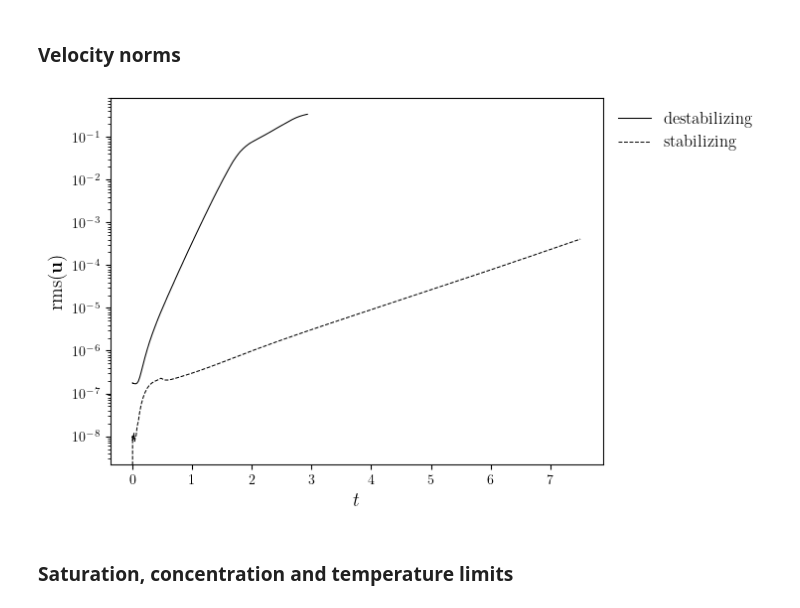
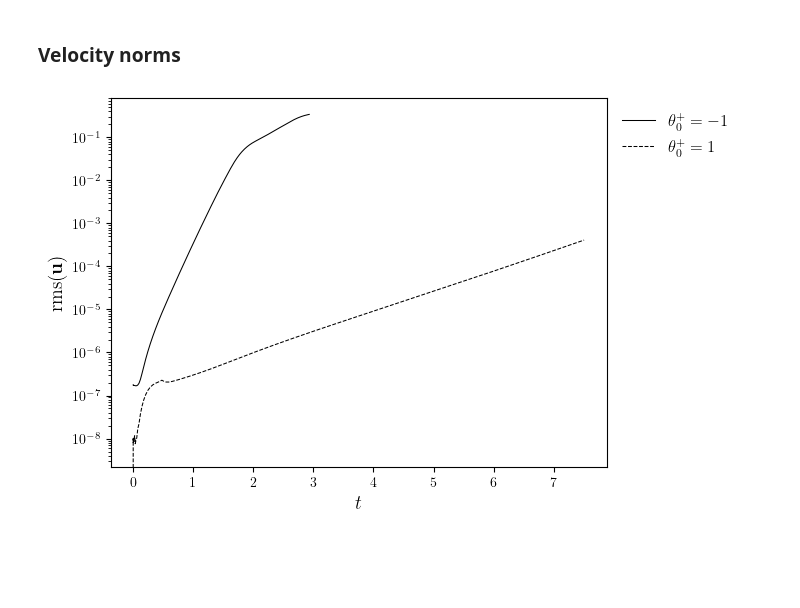
Before and after one commit to george-poole/CRoCoDiL, a Jupyter notebook: demo/system_b/B10_demo.ipynb, the cells around one changed output. Cells and saved outputs as stored; diff of their text form; code cells hidden in the pictures; blank space fills up the shorter version.

```diff
--- a/demo/system_b/B10_demo.ipynb
+++ b/demo/system_b/B10_demo.ipynb
@@ -67,9 +70,11 @@ n_init = 10
 
 for theta_neg in theta_neg_opts:
     sim = simulations[theta_neg]
-    write(sim.parameters, sim.parameter_file, sim.dir_path, mode='w')
     run(sim, n_stop=n_stop, t_stop=t_stop, dt_init=dt_init, n_init=n_init, show_progress=True)
-    if WRITE: xdmf_to_npz(sim, delete_xdmf=False)
+    if WRITE:
+        xdmf_to_npz(sim, delete_xdmf=False)
+    else:
+        write(sim.parameters, sim.parameter_file, sim.dir_path, mode='w')
 # %% [markdown]
 ## Physical diagnostics
 # %% [markdown]
@@ -80,12 +85,11 @@ for theta_neg in theta_neg_opts:
     f, q = sim['f', 'q']
     fZeta0, fZetaPlus, fZetaMinus = f.split()
     qZeta0, qZetaPlus, qZetaMinus = q.split()
-    title = 'destabilizing' if theta_neg else 'stabilizing'
     fig, ax = plot_line(
         [(fZeta0.time_series, [np.sum(i) for i in fZeta0.value_series]), (fZeta0.time_series, fZeta0.value_series)],
         cyc='black',
         x_label='$t$',
-        title=title,
+        title=theta_neg_title(theta_neg),
         legend_labels=['$F$', '$F_{\mathbf{u}}$', '$F_{\mathsf{D}}$'],
         legend_title=f'$y=\zeta_0$',
     )
@@ -93,7 +97,7 @@ for theta_neg in theta_neg_opts:
         [(qZeta0.time_series, [np.sum(i) for i in qZeta0.value_series]), (qZeta0.time_series, qZeta0.value_series)],
         cyc='black',
         x_label='$t$',
-        title=title,
+        title=theta_neg_title(theta_neg),
         legend_labels=['$Q$', '$Q_{\mathbf{u}}$', '$Q_{\mathsf{G}}$'],
         legend_title=f'$y=\zeta_0$',
     )
@@ -132,0 +137,13 @@ for theta_neg in theta_neg_opts:
+# %%
+index_targets = (0, 0.5, -1)
+
+for theta_neg in theta_neg_opts:
+    sim = simulations[theta_neg]
+    c, zeta0, Ly = sim['c', 'zeta0', 'Ly']
+    time_indices = as_index(c.time_series, index_targets, fraction=True)
+    suptitle = title=theta_neg_title(theta_neg)
+    for i in time_indices:
+        fig, ax = plot_colormap(
+            c.series[i],
+            title=f'{suptitle}\n$c(t={c.time_series[i]})$',
+        )
@@ -132,0 +152,13 @@ for theta_neg in theta_neg_opts:
+# %%
+index_targets = (0, 0.5, -1)
+
+for theta_neg in theta_neg_opts:
+    sim = simulations[theta_neg]
+    theta, zeta0, Ly = sim['theta', 'zeta0', 'Ly']
+    time_indices = as_index(theta.time_series, index_targets, fraction=True)
+    suptitle = title=theta_neg_title(theta_neg)
+    for i in time_indices:
+        fig, ax = plot_colormap(
+            theta.series[i],
+            title=f'{suptitle}\n$\\theta(t={theta.time_series[i]})$',
+        )
@@ -135,21 +174,19 @@ for theta_neg in theta_neg_opts:
 # %% [markdown]
 ### Velocity norms
 # %%
-lines = []
+uRMS_lines = []
 
 for theta_neg in theta_neg_opts:
     sim = simulations[theta_neg]
     uRMS = sim['uRMS']
-    lines.append((uRMS.time_series, uRMS.value_series))
+    uRMS_lines.append((uRMS.time_series, uRMS.value_series))
 
 fig, ax = plot_line(
-    lines,
+    uRMS_lines,
     x_label='$t$',
     y_label='$\mathrm{rms}(\mathbf{u})$',
-    legend_labels=['destabilizing', 'stabilizing'],
+    legend_labels=[theta_neg_title(i) for i in theta_neg_opts],
 )
 ax.set_yscale('log')
 # %% [output]
-[figure, old version]
+[figure, new version]
-# %% [markdown]
-### Saturation, concentration and temperature limits
```
Also changed, not shown: parts of 12 cells of this notebook, 37 other files.
